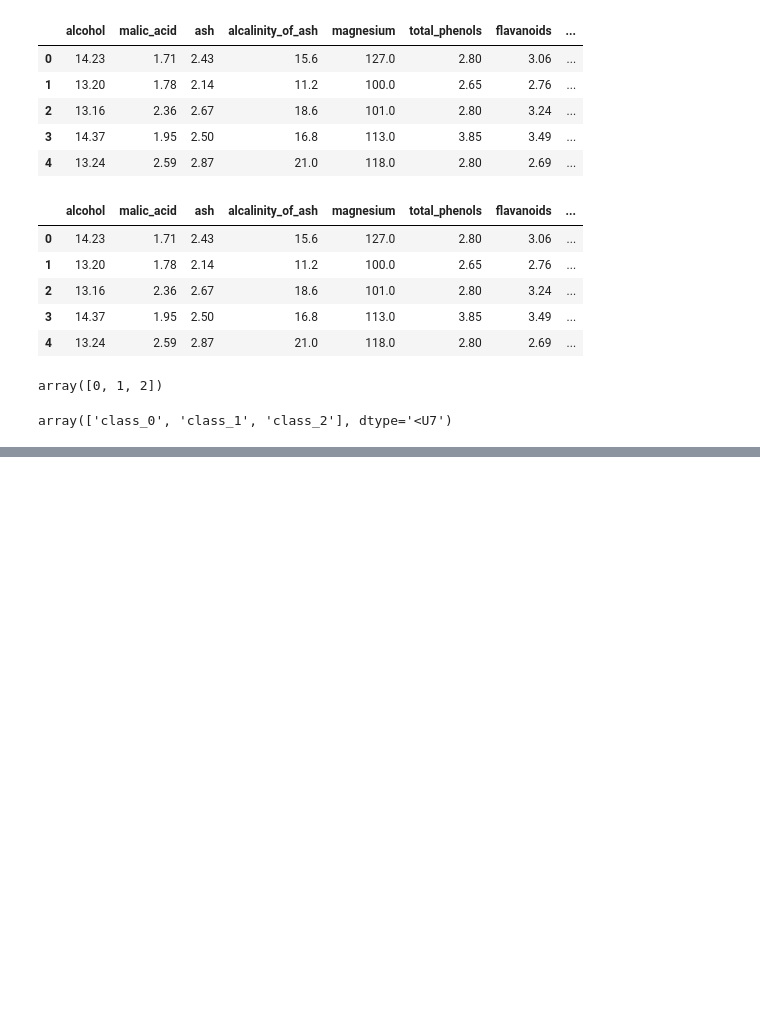
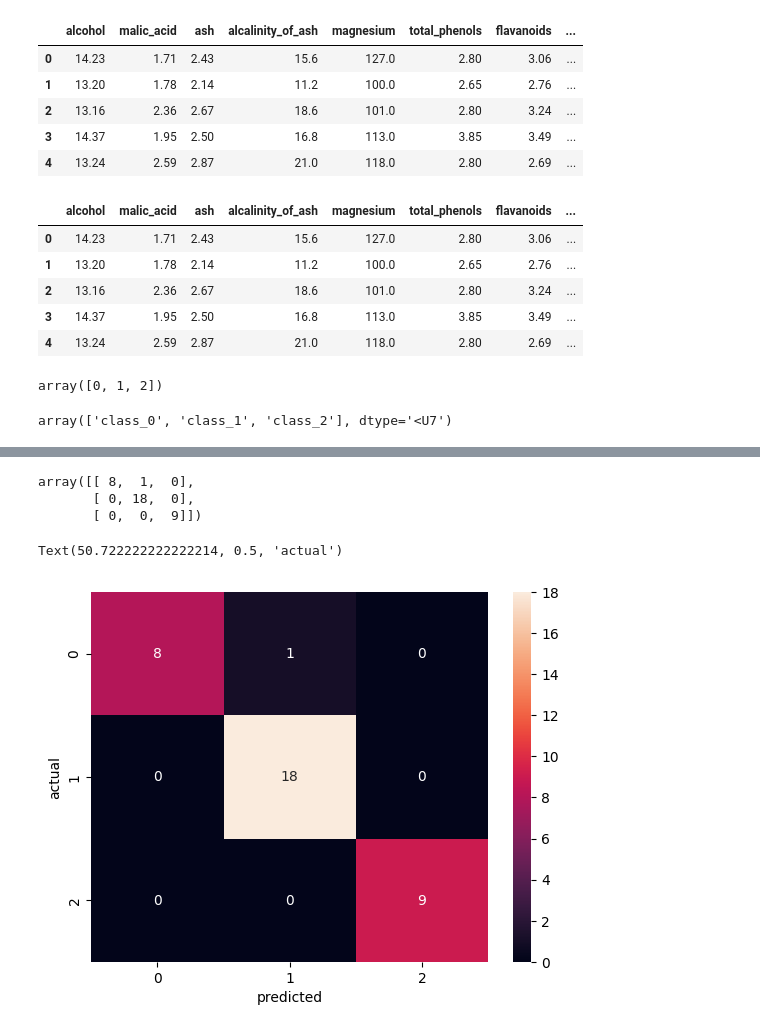
Before and after one commit to chakshugupta774/ML-Algorithm-Playground, a Jupyter notebook: Native_bayse_classifier/wine.ipynb, the cells around one changed output, grey strips where cells are left out. Drawn from its saved outputs; the diff is of its cells as text; code cells hidden in the pictures; blank space fills up the shorter version.

```diff
--- a/Native_bayse_classifier/wine.ipynb
+++ b/Native_bayse_classifier/wine.ipynb
@@ -36,0 +63,5 @@ array(['class_0', 'class_1', 'class_2'], dtype='<U7')
+# %%
+from sklearn.naive_bayes import GaussianNB
+model = GaussianNB()
+# %%
+model.fit(x_train,y_train)
@@ -36,0 +74,2 @@ array(['class_0', 'class_1', 'class_2'], dtype='<U7')
+# %%
+y_predict = model.predict(x_test)
@@ -36,0 +96,18 @@ array(['class_0', 'class_1', 'class_2'], dtype='<U7')
+# %%
+from sklearn.metrics import confusion_matrix
+cm = confusion_matrix(y_test,y_predict)
+cm
+# %% [output]
+array([[ 8,  1,  0],
+       [ 0, 18,  0],
+       [ 0,  0,  9]])
+# %%
+import seaborn as sns
+import matplotlib.pyplot as plt
+
+sns.heatmap(cm,annot=True)
+plt.xlabel('predicted')
+plt.ylabel('actual')
+# %% [output]
+Text(50.722222222222214, 0.5, 'actual')
+[figure, added]
```
Also changed, not shown: parts of 6 cells of this notebook, 1 other file.
